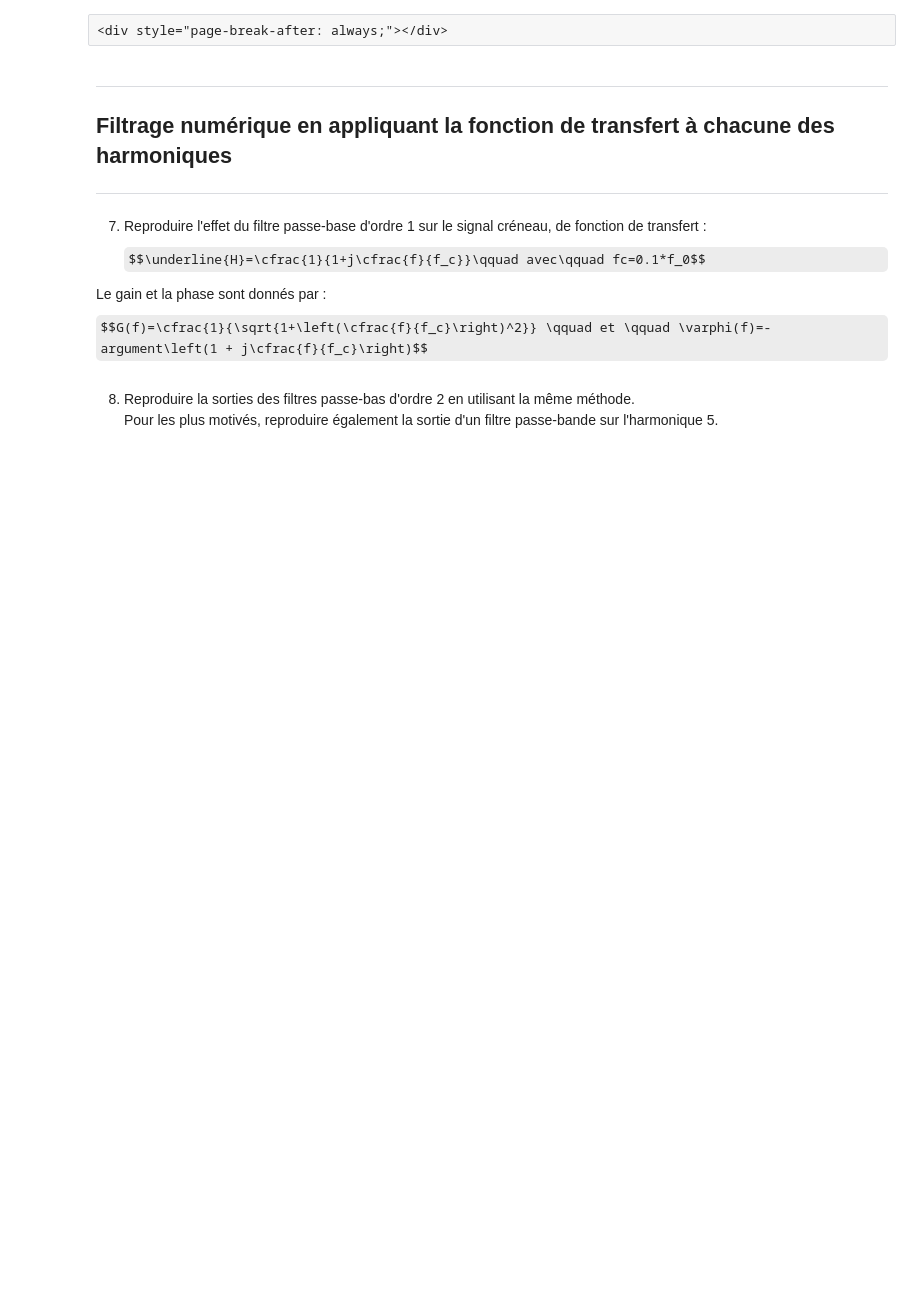
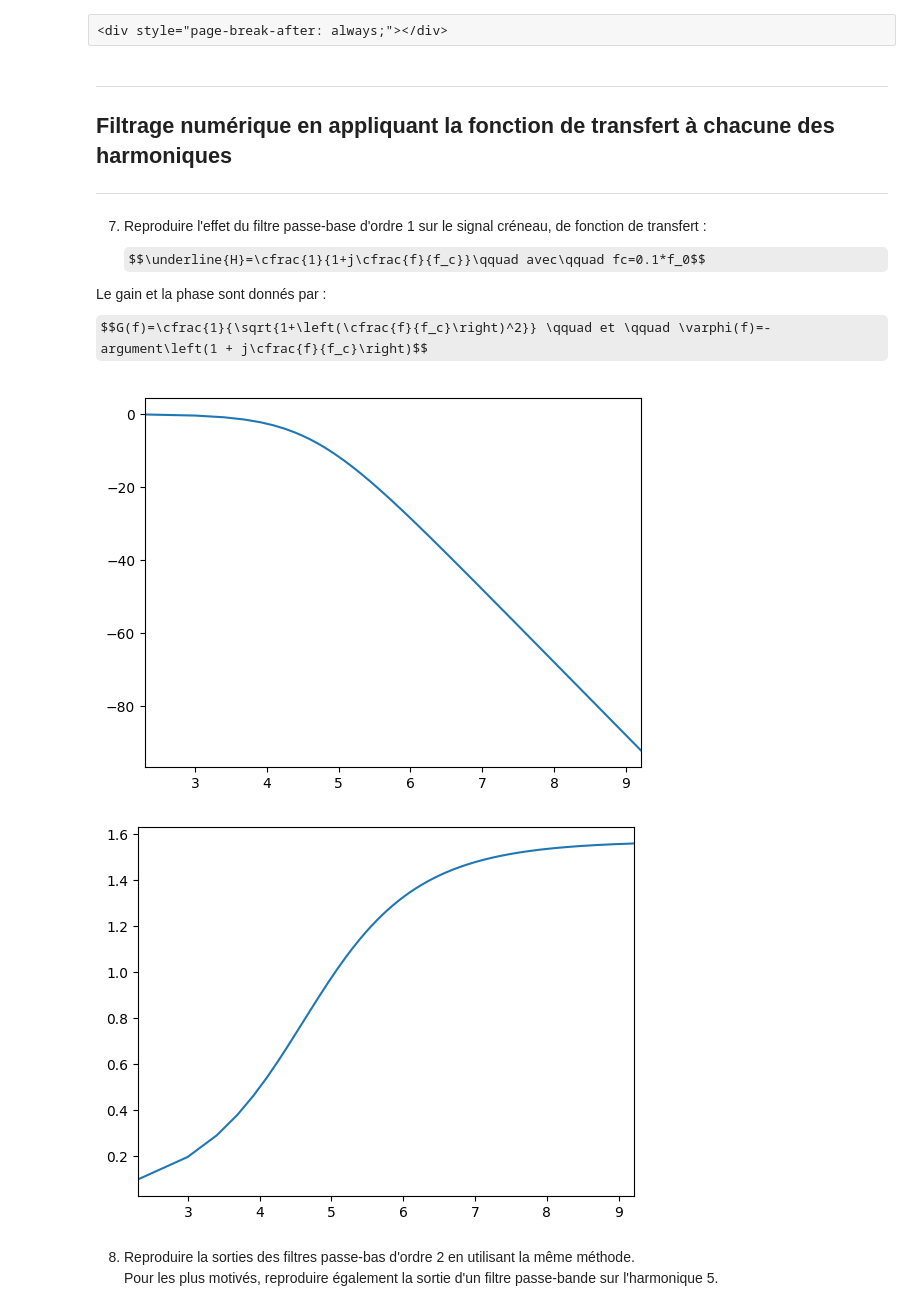
Before and after one commit to phandrieu/TPPhysiqueMPIE, a Jupyter notebook: Image spectrale d'un signal.ipynb, the cells around one changed output. Cells and saved outputs as stored; diff of their text form; code cells hidden in the pictures; some formulas as TeX source; blank space fills up the shorter version.

```diff
--- a/Image spectrale d'un signal.ipynb
+++ b/Image spectrale d'un signal.ipynb
@@ -329,13 +336,25 @@ $$\underline{H}=\cfrac{1}{1+j\cfrac{f}{f_c}}\qquad avec\qquad fc=0.1*f_0$$
 Le gain et la phase sont donnés par :
 $$G(f)=\cfrac{1}{\sqrt{1+\left(\cfrac{f}{f_c}\right)^2}} \qquad et \qquad \varphi(f)=- argument\left(1 + j\cfrac{f}{f_c}\right)$$
 # %%
+f0 = 1000
 fc = 0.1*f0
+freqs = np.linspace(0, 10*f0, N)
 # Filtre 1 : passe bas d'ordre 1 avec fc=0.1*f0
-def H(f) :
-    return 1/(1+(f/fc)*1j)
+def H(f):
+    return 1/(1+1j*(f/fc))
+def G(f):
+    return (20*np.log(np.abs(H(f))))
+def phi(f):
+    return -np.angle(H(f))
+
 plt.clf()
-plt.plot(freq, np.abs(H(spcren)))
+plt.plot(np.log(freqs), G(freqs))
 plt.show()
+plt.plot(np.log(freqs), phi(freqs))
+plt.show()
+# %% [output]
+[figure, added]
+[figure, added]
 # %% [markdown]
 8. Reproduire la sorties des filtres passe-bas d'ordre 2 en utilisant la même méthode.<br>
 Pour les plus motivés, reproduire également la sortie d'un filtre passe-bande sur l'harmonique 5.
```
Also changed, not shown: parts of 26 cells of this notebook.
